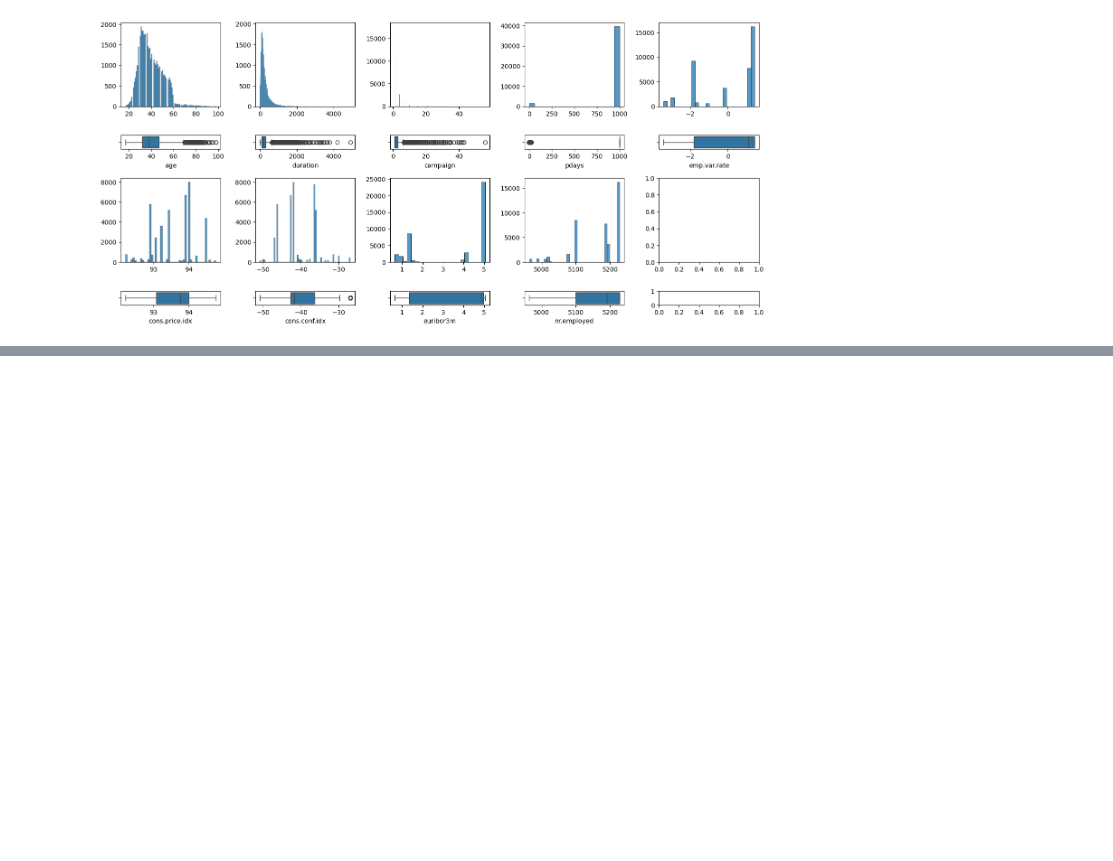
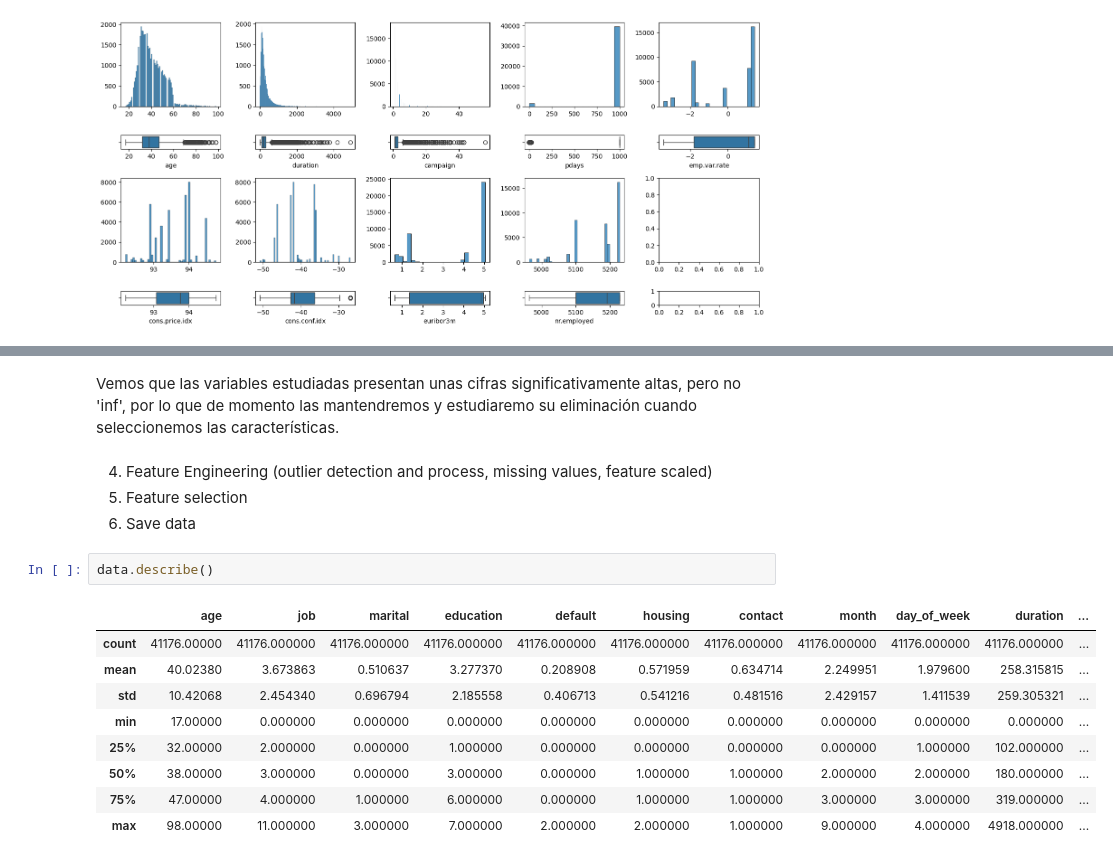
Before and after one commit to RmVa23/ML-Algorithm, a Jupyter notebook: src/explore.ipynb, the cells around one changed output, grey strips where cells are left out. Drawn from its saved outputs; the diff is of its cells as text; blank space fills up the shorter version.

Commit message:
feature engineering

```diff
--- a/src/explore.ipynb
+++ b/src/explore.ipynb
@@ -379,0 +433,18 @@ plt.show()
+# %% [markdown]
+Vemos que las variables estudiadas presentan unas cifras significativamente altas, pero no 'inf', por lo que de momento las mantendremos y estudiaremo su eliminación cuando seleccionemos las características.
+# %% [markdown]
+4. Feature Engineering (outlier detection and process, missing values, feature scaled)
+5. Feature selection
+6. Save data
+# %%
+data.describe()
+# %% [output]
+|  | age | job | marital | education | default | housing | contact | month | day_of_week | duration | ... |
+| count | 41176.00000 | 41176.000000 | 41176.000000 | 41176.000000 | 41176.000000 | 41176.000000 | 41176.000000 | 41176.000000 | 41176.000000 | 41176.000000 | ... |
+| mean | 40.02380 | 3.673863 | 0.510637 | 3.277370 | 0.208908 | 0.571959 | 0.634714 | 2.249951 | 1.979600 | 258.315815 | ... |
+| std | 10.42068 | 2.454340 | 0.696794 | 2.185558 | 0.406713 | 0.541216 | 0.481516 | 2.429157 | 1.411539 | 259.305321 | ... |
+| min | 17.00000 | 0.000000 | 0.000000 | 0.000000 | 0.000000 | 0.000000 | 0.000000 | 0.000000 | 0.000000 | 0.000000 | ... |
+| 25% | 32.00000 | 2.000000 | 0.000000 | 1.000000 | 0.000000 | 0.000000 | 0.000000 | 0.000000 | 1.000000 | 102.000000 | ... |
+| 50% | 38.00000 | 3.000000 | 0.000000 | 3.000000 | 0.000000 | 1.000000 | 1.000000 | 2.000000 | 2.000000 | 180.000000 | ... |
+| 75% | 47.00000 | 4.000000 | 1.000000 | 6.000000 | 0.000000 | 1.000000 | 1.000000 | 3.000000 | 3.000000 | 319.000000 | ... |
+| max | 98.00000 | 11.000000 | 3.000000 | 7.000000 | 2.000000 | 2.000000 | 1.000000 | 9.000000 | 4.000000 | 4918.000000 | ... |
```
Also changed, not shown: parts of 14 cells of this notebook.
